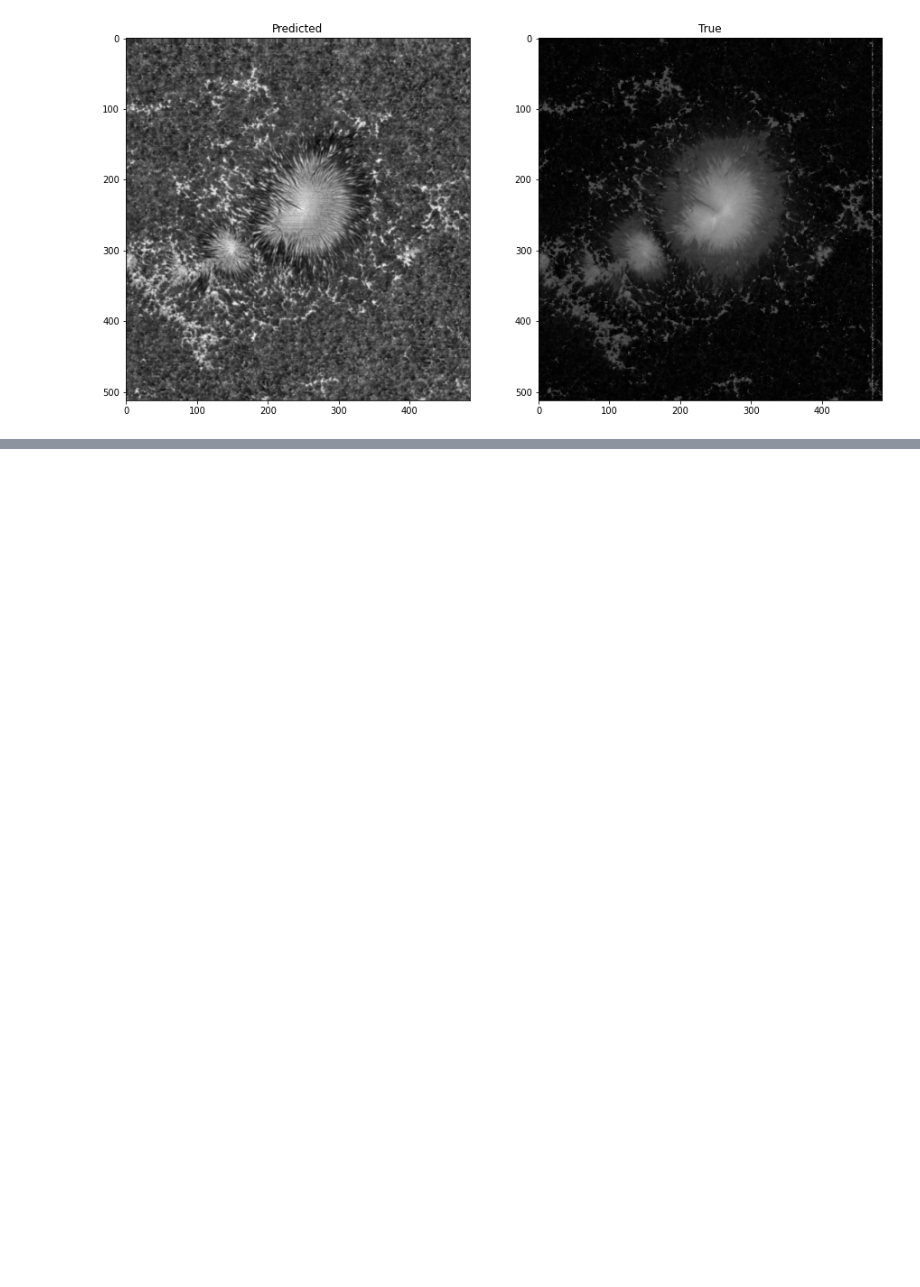
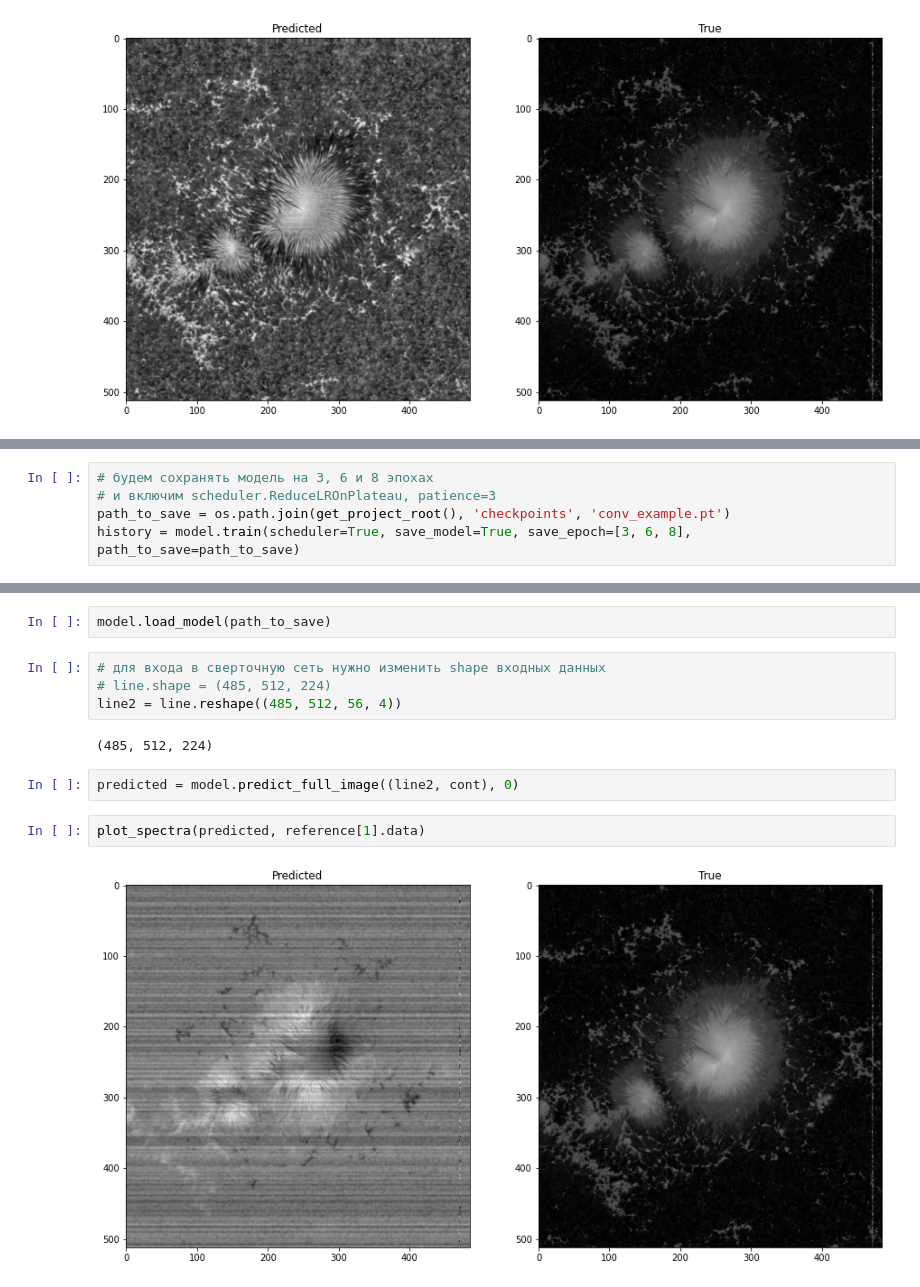
Before and after one commit to iknyazeva/InverseProblem, a Jupyter notebook: notebooks/model_training_example.ipynb, the cells around one changed output, grey strips where cells are left out. Cells and saved outputs as stored; diff of their text form; blank space fills up the shorter version.

```diff
--- a/notebooks/model_training_example.ipynb
+++ b/notebooks/model_training_example.ipynb
@@ -98,0 +129,5 @@ plot_spectra(predicted, reference[1].data)
+# %%
+# будем сохранять модель на 3, 6 и 8 эпохах
+# и включим scheduler.ReduceLROnPlateau, patience=3
+path_to_save = os.path.join(get_project_root(), 'checkpoints', 'conv_example.pt')
+history = model.train(scheduler=True, save_model=True, save_epoch=[3, 6, 8], path_to_save=path_to_save)
@@ -98,0 +151,14 @@ plot_spectra(predicted, reference[1].data)
+# %%
+model.load_model(path_to_save)
+# %%
+# для входа в сверточную сеть нужно изменить shape входных данных
+# line.shape = (485, 512, 224)
+line2 = line.reshape((485, 512, 56, 4))
+# %% [output]
+(485, 512, 224)
+# %%
+predicted = model.predict_full_image((line2, cont), 0)
+# %%
+plot_spectra(predicted, reference[1].data)
+# %% [output]
+[figure, added]
```
Also changed, not shown: parts of 5 cells of this notebook.
